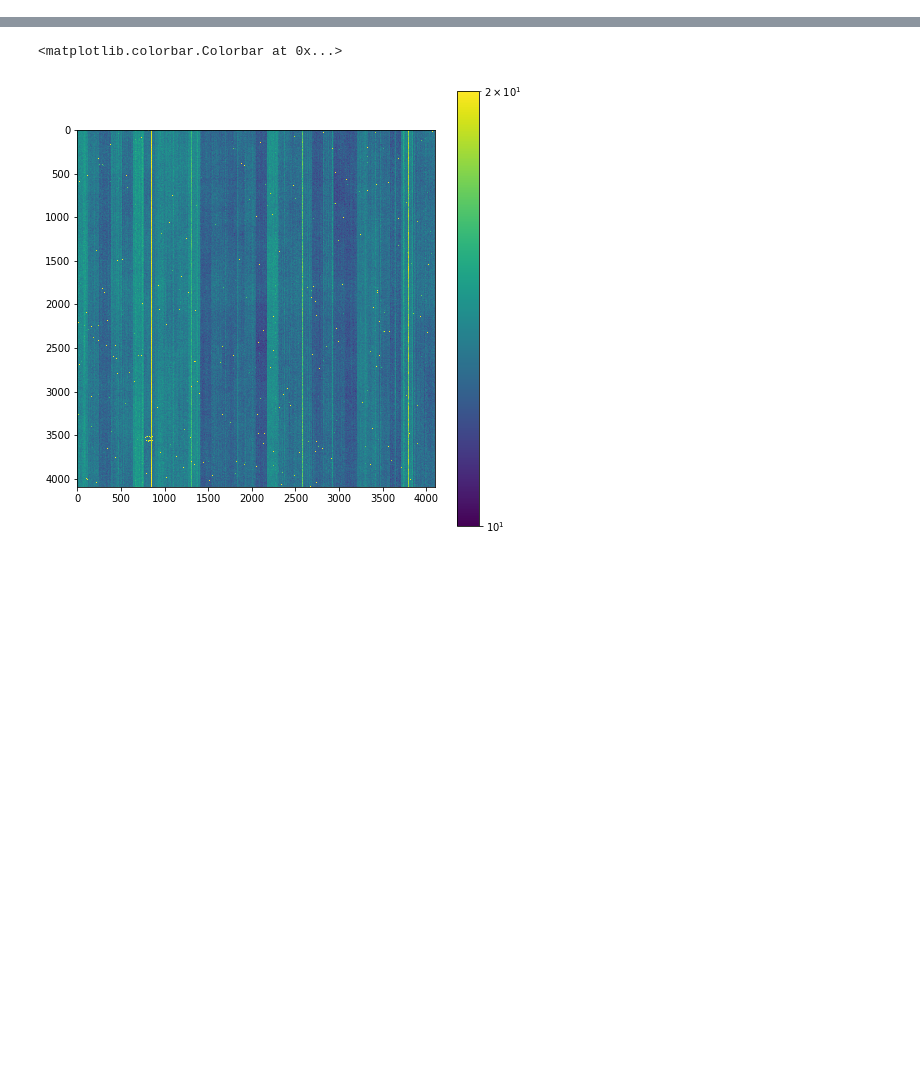
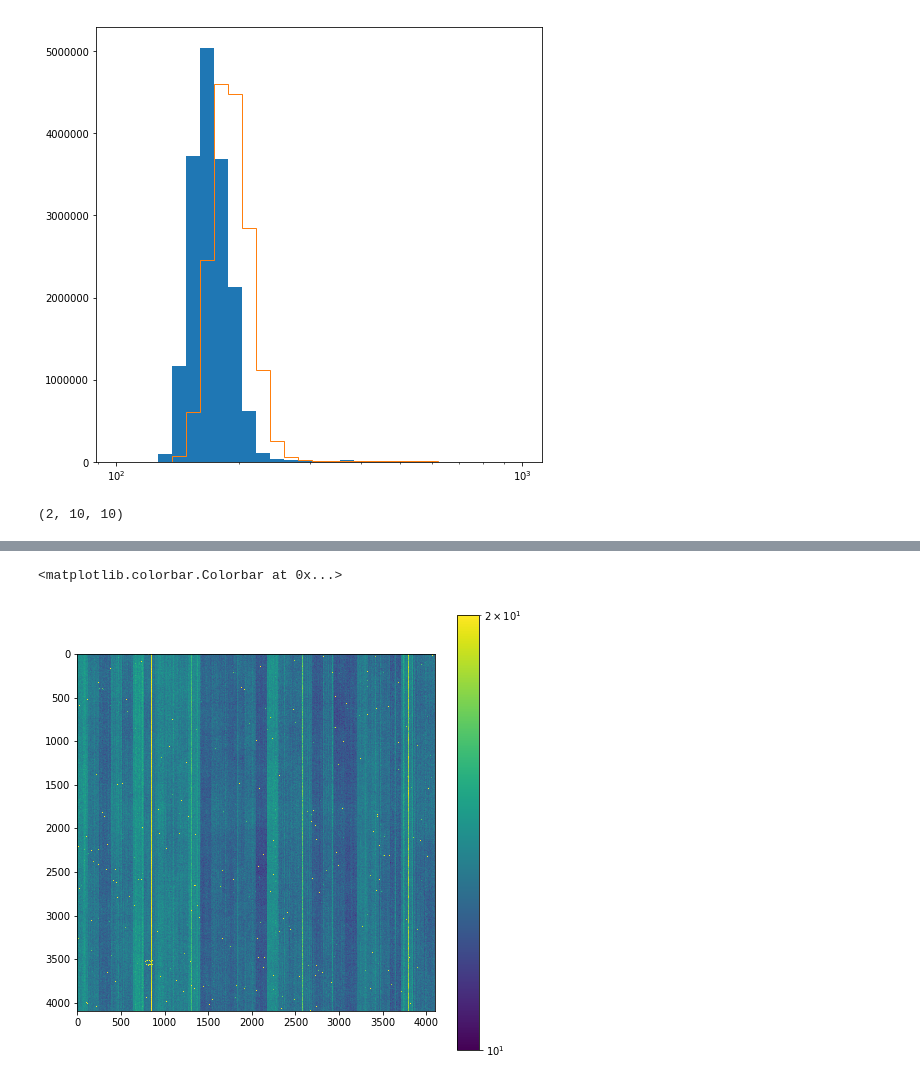
Before and after one commit to ekadofong/h4rg_analysis, a Jupyter notebook: notebooks/IRPonly.ipynb, the cells around one changed output, grey strips where cells are left out. Cells and saved outputs as stored; diff of their text form; code cells hidden in the pictures; blank space fills up the shorter version.

```diff
--- a/notebooks/IRPonly.ipynb
+++ b/notebooks/IRPonly.ipynb
@@ -33,0 +109,7 @@ Wall time: 17.3 s
+# %%
+bins = np.logspace(2,3, 30)
+plt.hist(irp_var.flatten(),bins=bins)
+plt.hist(data_var.flatten(),bins=bins, histtype='step')
+plt.xscale('log')
+# %% [output]
+[figure, added]
@@ -47,0 +132,4 @@ expected_flux = ramputils.utr_expectedflux ( ref, stop=stop )
+# %%
+np.array(out[1]).shape
+# %% [output]
+(2, 10, 10)
```
Also changed, not shown: parts of 28 cells of this notebook, 6 other files.
